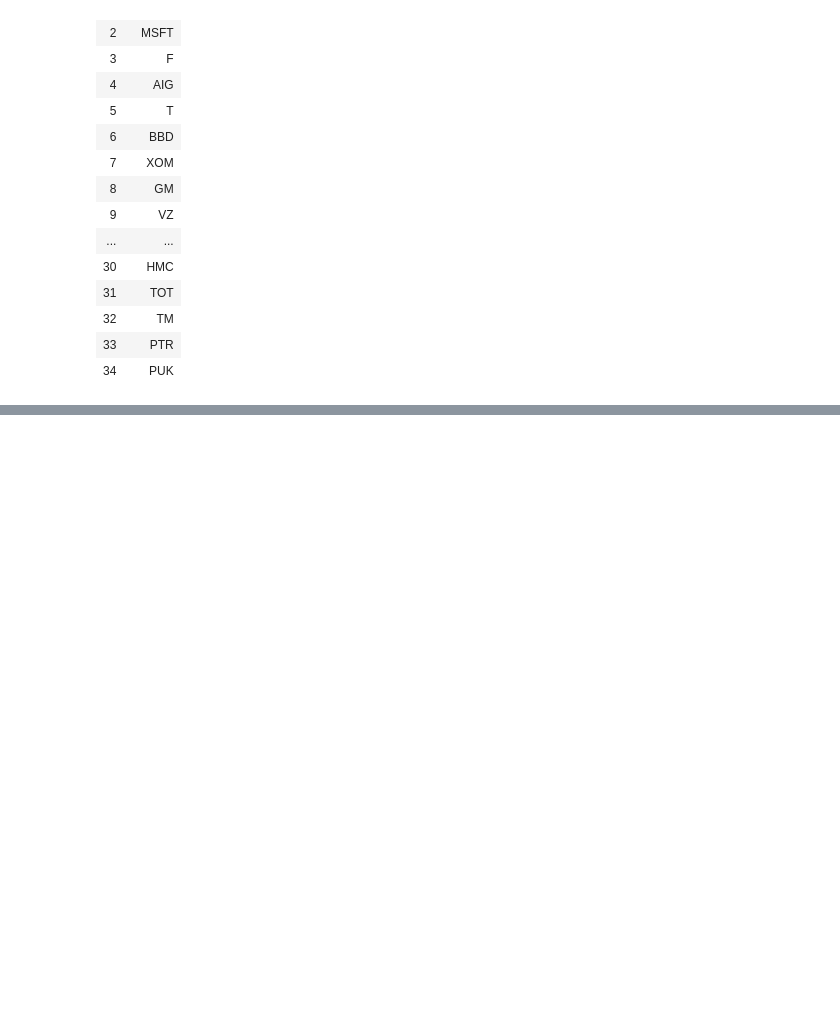
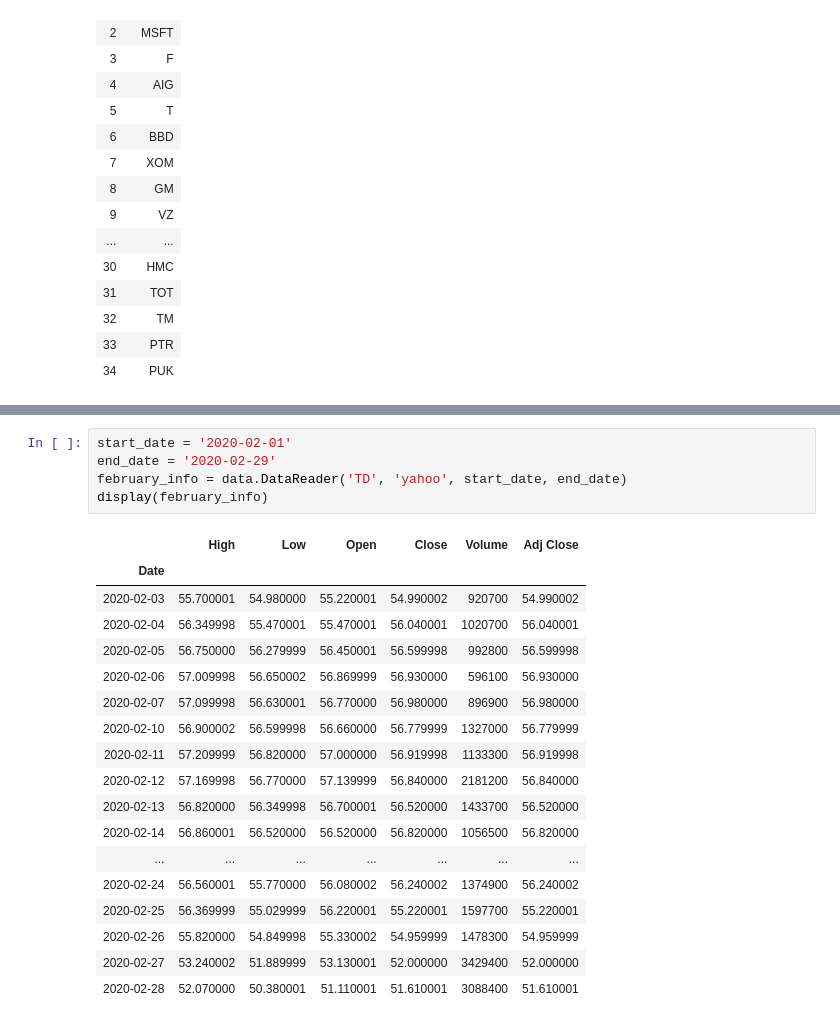
Before and after one commit to Ali-Raisolsadat/ML-Project1, a Jupyter notebook: FinalPortfolio.ipynb, the cells around one changed output, grey strips where cells are left out. Cells and saved outputs as stored; diff of their text form; blank space fills up the shorter version.

```diff
--- a/FinalPortfolio.ipynb
+++ b/FinalPortfolio.ipynb
@@ -320,0 +341,24 @@ So of 2000 companies from which we had "usable" information, we were able to gen
+# %%
+start_date = '2020-02-01'
+end_date = '2020-02-29'
+february_info = data.DataReader('TD', 'yahoo', start_date, end_date)
+display(february_info)
+# %% [output]
+|  | High | Low | Open | Close | Volume | Adj Close |
+| Date |  |  |  |  |  |  |
+| 2020-02-03 | 55.700001 | 54.980000 | 55.220001 | 54.990002 | 920700 | 54.990002 |
+| 2020-02-04 | 56.349998 | 55.470001 | 55.470001 | 56.040001 | 1020700 | 56.040001 |
+| 2020-02-05 | 56.750000 | 56.279999 | 56.450001 | 56.599998 | 992800 | 56.599998 |
+| 2020-02-06 | 57.009998 | 56.650002 | 56.869999 | 56.930000 | 596100 | 56.930000 |
+| 2020-02-07 | 57.099998 | 56.630001 | 56.770000 | 56.980000 | 896900 | 56.980000 |
+| 2020-02-10 | 56.900002 | 56.599998 | 56.660000 | 56.779999 | 1327000 | 56.779999 |
+| 2020-02-11 | 57.209999 | 56.820000 | 57.000000 | 56.919998 | 1133300 | 56.919998 |
+| 2020-02-12 | 57.169998 | 56.770000 | 57.139999 | 56.840000 | 2181200 | 56.840000 |
+| 2020-02-13 | 56.820000 | 56.349998 | 56.700001 | 56.520000 | 1433700 | 56.520000 |
+| 2020-02-14 | 56.860001 | 56.520000 | 56.520000 | 56.820000 | 1056500 | 56.820000 |
+| ... | ... | ... | ... | ... | ... | ... |
+| 2020-02-24 | 56.560001 | 55.770000 | 56.080002 | 56.240002 | 1374900 | 56.240002 |
+| 2020-02-25 | 56.369999 | 55.029999 | 56.220001 | 55.220001 | 1597700 | 55.220001 |
+| 2020-02-26 | 55.820000 | 54.849998 | 55.330002 | 54.959999 | 1478300 | 54.959999 |
+| 2020-02-27 | 53.240002 | 51.889999 | 53.130001 | 52.000000 | 3429400 | 52.000000 |
+| 2020-02-28 | 52.070000 | 50.380001 | 51.110001 | 51.610001 | 3088400 | 51.610001 |
```
Also changed, not shown: parts of 19 cells of this notebook.
